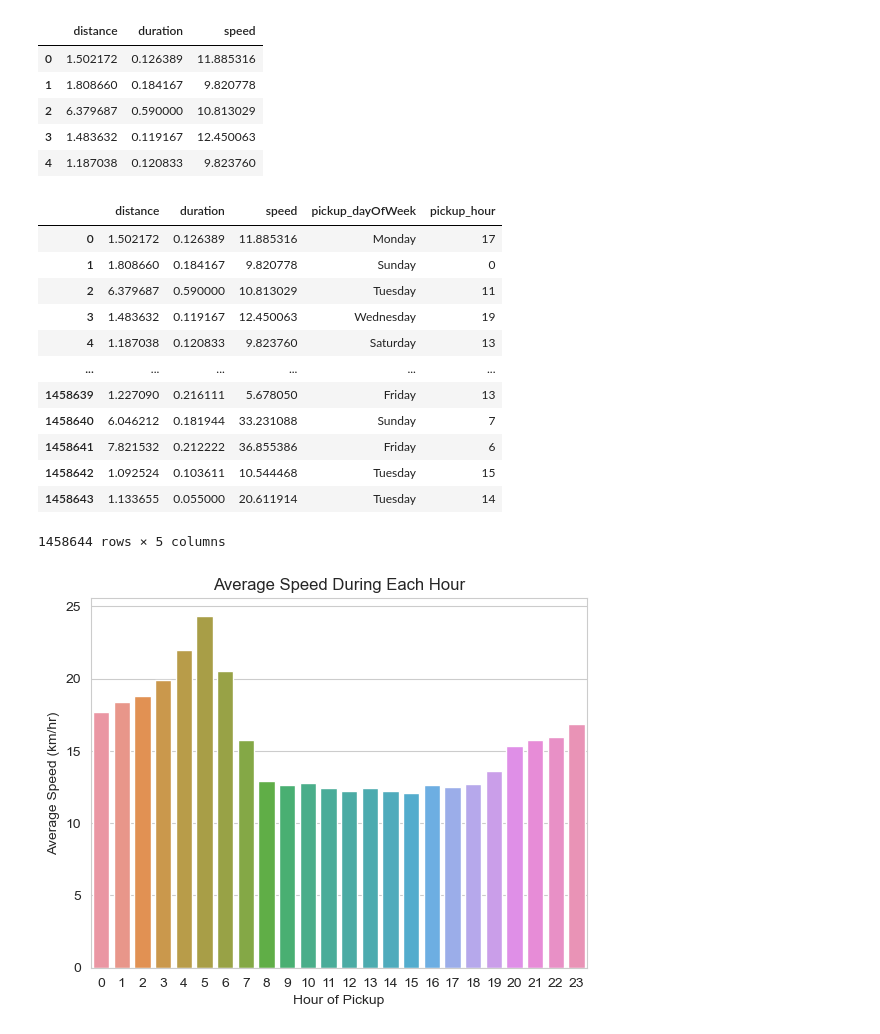
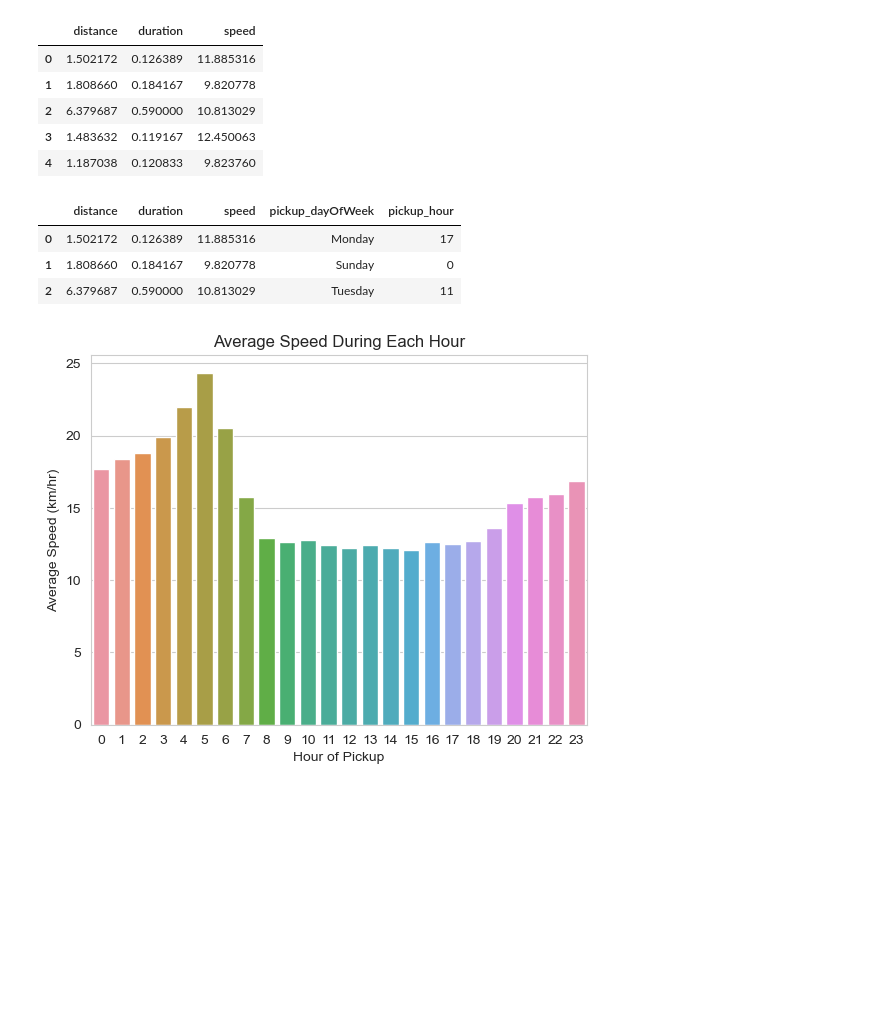
Before and after one commit to darklord-57/darklord, a Jupyter notebook: data_analysis/cab_trip/cab_eda.ipynb, the cells around one changed output. Cells and saved outputs as stored; diff of their text form; code cells hidden in the pictures; blank space fills up the shorter version.

```diff
--- a/data_analysis/cab_trip/cab_eda.ipynb
+++ b/data_analysis/cab_trip/cab_eda.ipynb
@@ -241,19 +234,11 @@ cords.head()
 | 4 | 1.187038 | 0.120833 | 9.823760 |
 # %%
 cords['pickup_dayOfWeek'] = time_df['dayOfWeek']
-cords_main['pickup_hour'] = time_df['pickup_hour']
+cords['pickup_hour'] = time_df['pickup_hour']
+cords.head(3)
 # %% [output]
 |  | distance | duration | speed | pickup_dayOfWeek | pickup_hour |
 | 0 | 1.502172 | 0.126389 | 11.885316 | Monday | 17 |
 | 1 | 1.808660 | 0.184167 | 9.820778 | Sunday | 0 |
 | 2 | 6.379687 | 0.590000 | 10.813029 | Tuesday | 11 |
-| 3 | 1.483632 | 0.119167 | 12.450063 | Wednesday | 19 |
-| 4 | 1.187038 | 0.120833 | 9.823760 | Saturday | 13 |
-| ... | ... | ... | ... | ... | ... |
-| 1458639 | 1.227090 | 0.216111 | 5.678050 | Friday | 13 |
-| 1458640 | 6.046212 | 0.181944 | 33.231088 | Sunday | 7 |
-| 1458641 | 7.821532 | 0.212222 | 36.855386 | Friday | 6 |
-| 1458642 | 1.092524 | 0.103611 | 10.544468 | Tuesday | 15 |
-| 1458643 | 1.133655 | 0.055000 | 20.611914 | Tuesday | 14 |
-1458644 rows × 5 columns
 # %%
```
Also changed, not shown: parts of 35 cells of this notebook, 2 other files.
